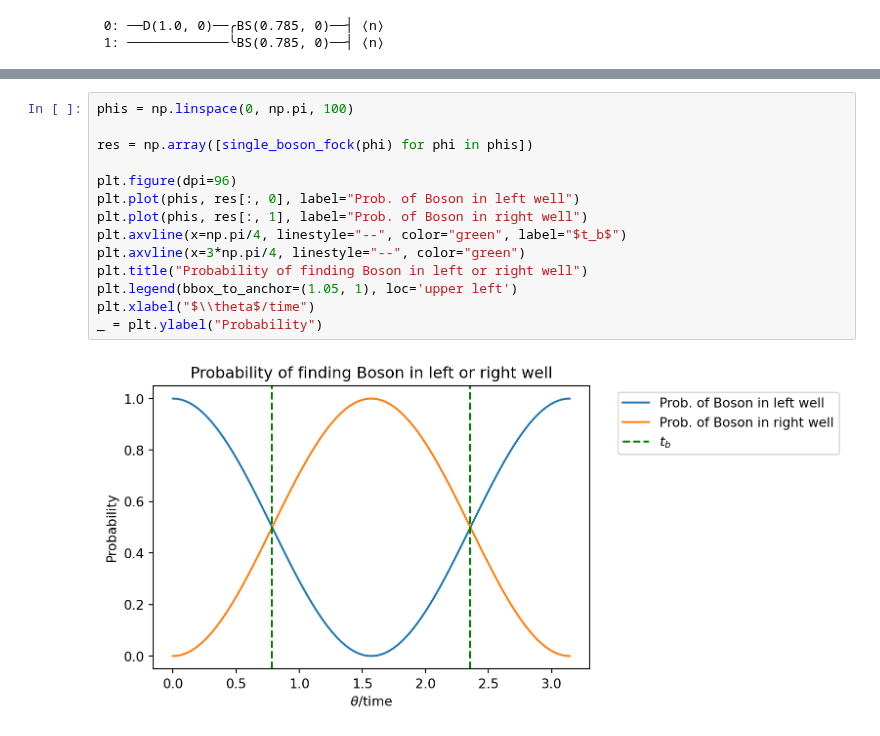
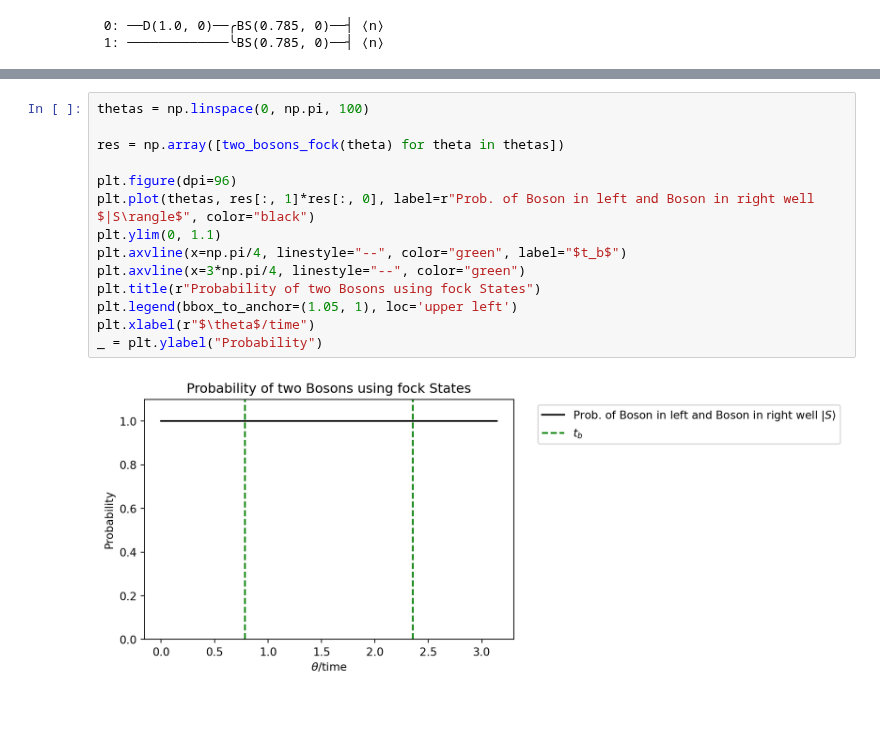
Before and after one commit to synqs/pennylane-ls, a Jupyter notebook: examples/Example_Cindy-Regal.ipynb, the cells around one changed output, grey strips where cells are left out. Cells and saved outputs as stored; diff of their text form; blank space fills up the shorter version.

Commit message:
added 2 boson strawberryfields implementation

```diff
--- a/examples/Example_Cindy-Regal.ipynb
+++ b/examples/Example_Cindy-Regal.ipynb
@@ -76,16 +192,16 @@ def single_boson_fock(theta):
 # %%
-phis = np.linspace(0, np.pi, 100)
+thetas = np.linspace(0, np.pi, 100)
 
-res = np.array([single_boson_fock(phi) for phi in phis])
+res = np.array([two_bosons_fock(theta) for theta in thetas])
 
 plt.figure(dpi=96)
-plt.plot(phis, res[:, 0], label="Prob. of Boson in left well")
-plt.plot(phis, res[:, 1], label="Prob. of Boson in right well")
+plt.plot(thetas, res[:, 1]*res[:, 0], label=r"Prob. of Boson in left and Boson in right well $|S\rangle$", color="black")
+plt.ylim(0, 1.1)
 plt.axvline(x=np.pi/4, linestyle="--", color="green", label="$t_b$")
 plt.axvline(x=3*np.pi/4, linestyle="--", color="green")
-plt.title("Probability of finding Boson in left or right well")
+plt.title(r"Probability of two Bosons using fock States")
 plt.legend(bbox_to_anchor=(1.05, 1), loc='upper left')
-plt.xlabel("$\\theta$/time")
+plt.xlabel(r"$\theta$/time")
 _ = plt.ylabel("Probability")
 # %% [output]
-[figure, old version]
+[figure, new version]
```
Also changed, not shown: parts of 37 cells of this notebook.
